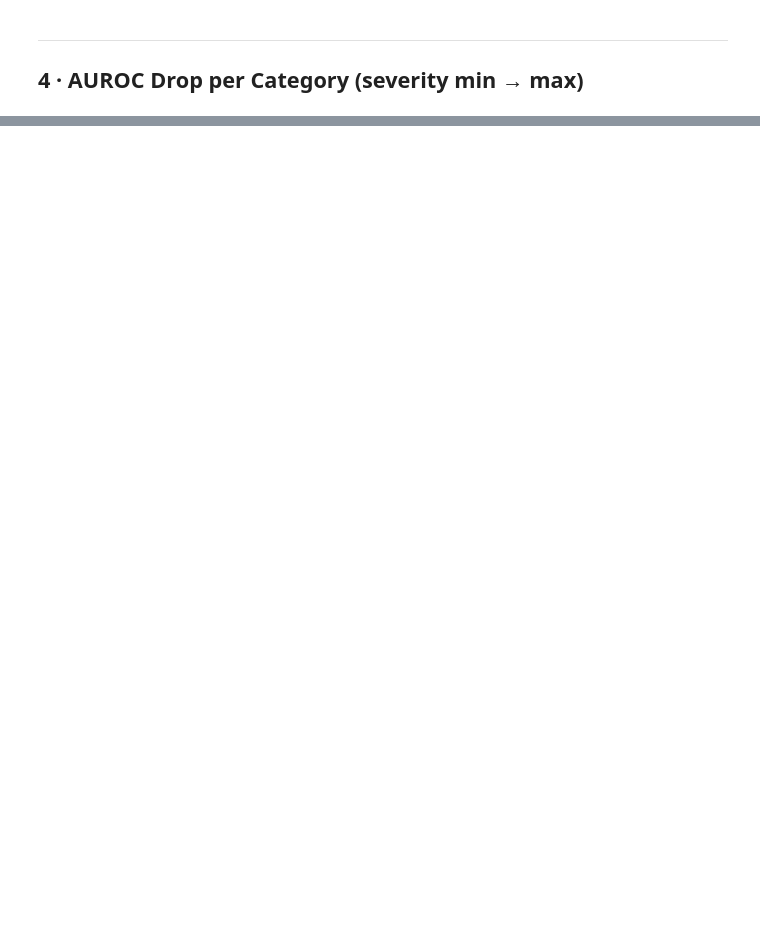
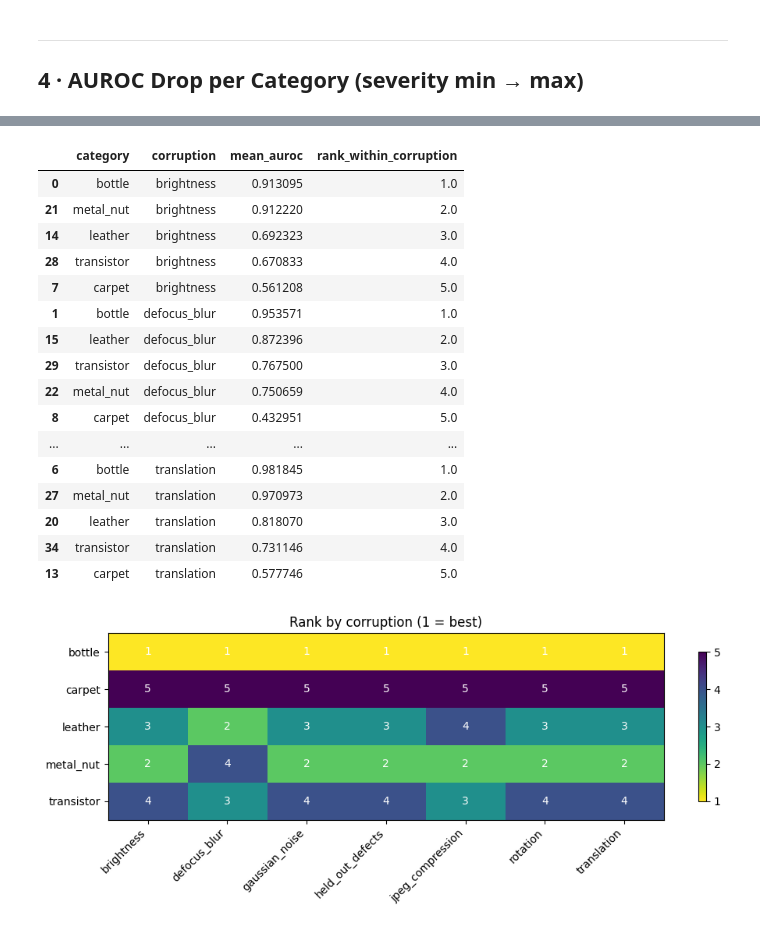
Before and after one commit to MarwanElkhallouki/BAP, a Jupyter notebook: work/python/results.ipynb, the cells around one changed output, grey strips where cells are left out. Cells and saved outputs as stored; diff of their text form; code cells hidden in the pictures; blank space fills up the shorter version.

```diff
--- a/work/python/results.ipynb
+++ b/work/python/results.ipynb
@@ -185,0 +350,43 @@ plt.show()
+# %%
+# --- Extended analysis: category rank per corruption ---
+rank_df = (
+    robust_df.groupby(["category", "corruption"])['mean_auroc']
+    .mean()
+    .reset_index()
+)
+rank_df['rank_within_corruption'] = rank_df.groupby('corruption')['mean_auroc'].rank(ascending=False, method='min')
+display(rank_df.sort_values(['corruption', 'rank_within_corruption']))
+
+pivot_rank = rank_df.pivot_table(index='category', columns='corruption', values='rank_within_corruption')
+fig, ax = plt.subplots(figsize=(10, 4))
+im = ax.imshow(pivot_rank.values, aspect='auto', cmap='viridis_r')
+ax.set_xticks(range(len(pivot_rank.columns)))
+ax.set_xticklabels(pivot_rank.columns, rotation=45, ha='right')
+ax.set_yticks(range(len(pivot_rank.index)))
+ax.set_yticklabels(pivot_rank.index)
+ax.set_title('Rank by corruption (1 = best)')
+for i in range(pivot_rank.shape[0]):
+    for j in range(pivot_rank.shape[1]):
+        v = pivot_rank.values[i, j]
+        ax.text(j, i, f"{v:.0f}" if not np.isnan(v) else '—', ha='center', va='center', color='white')
+plt.colorbar(im, ax=ax, shrink=0.8)
+plt.tight_layout()
+# %% [output]
+|  | category | corruption | mean_auroc | rank_within_corruption |
+| 0 | bottle | brightness | 0.913095 | 1.0 |
+| 21 | metal_nut | brightness | 0.912220 | 2.0 |
+| 14 | leather | brightness | 0.692323 | 3.0 |
+| 28 | transistor | brightness | 0.670833 | 4.0 |
+| 7 | carpet | brightness | 0.561208 | 5.0 |
+| 1 | bottle | defocus_blur | 0.953571 | 1.0 |
+| 15 | leather | defocus_blur | 0.872396 | 2.0 |
+| 29 | transistor | defocus_blur | 0.767500 | 3.0 |
+| 22 | metal_nut | defocus_blur | 0.750659 | 4.0 |
+| 8 | carpet | defocus_blur | 0.432951 | 5.0 |
+| ... | ... | ... | ... | ... |
+| 6 | bottle | translation | 0.981845 | 1.0 |
+| 27 | metal_nut | translation | 0.970973 | 2.0 |
+| 20 | leather | translation | 0.818070 | 3.0 |
+| 34 | transistor | translation | 0.731146 | 4.0 |
+| 13 | carpet | translation | 0.577746 | 5.0 |
+[figure, added]
```
Also changed, not shown: parts of 7 cells of this notebook, 21 other files.
